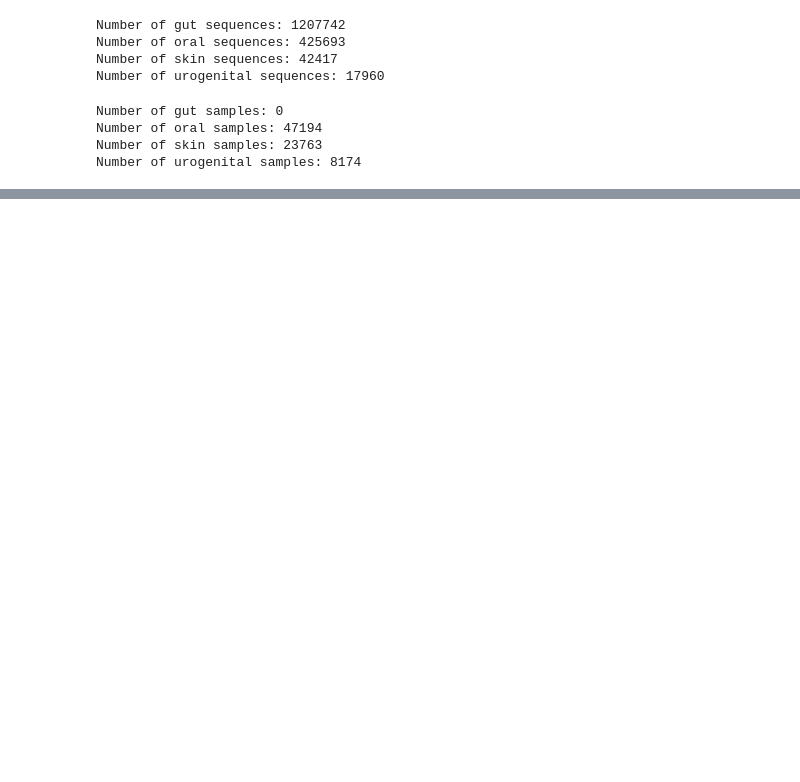
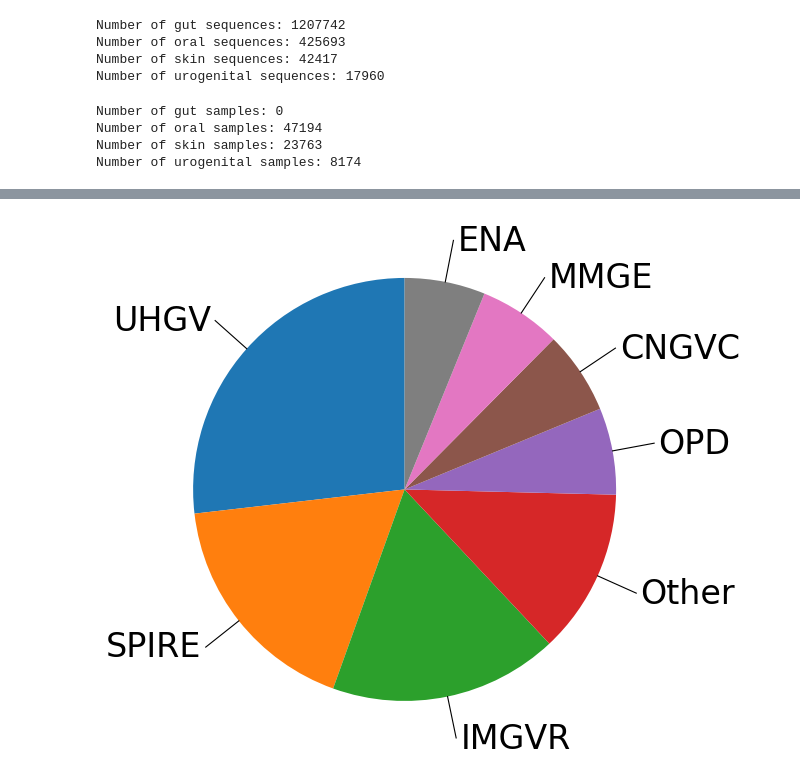
Before and after one commit to UHVDB/uhvdb-manuscript, a Jupyter notebook: figure_1/figure_1c.ipynb, the cells around one changed output, grey strips where cells are left out. Saved outputs shown, nothing was run; the diff lists cells and outputs as text; code cells hidden in the pictures; blank space fills up the shorter version.

Commit message:
Finalized figure 1

```diff
--- a/figure_1/figure_1c.ipynb
+++ b/figure_1/figure_1c.ipynb
@@ -757,0 +588,70 @@ plt.show()
+# %%
+### figure 1c pie chart of source dbs
+import matplotlib.pyplot as plt
+import numpy as np
+
+source_db_plot = (
+    uhvdb_plot_df
+    .with_columns(
+        pl.when(pl.col('source_db').is_in(['OVD', 'SMGC', 'VMGC', 'LOGAN', 'CHVD', 'CNGVR']))
+        .then(pl.lit('Other'))
+        .otherwise(pl.col('source_db'))
+        .alias('source_db')
+    )
+    .group_by('source_db')
+    .len()
+    .sort('len', descending=True)
+)
+
+plt.rcParams.update({'font.size': 24})
+fig, ax = plt.subplots(figsize=(7, 7))
+fig.patch.set_alpha(0)
+ax.set_facecolor('none')
+wedges, _ = ax.pie(source_db_plot['len'], startangle=90)
+
+# Uniform connectors + overlap-aware label y positions
+r_line = 1.2        # fixed connector endpoint radius
+x_pad = 0.02
+min_gap = 0.11
+y_bounds = (-1.05, 1.05)
+
+def spread_y(points):
+    points.sort(key=lambda p: p['y_text'])
+    for i in range(1, len(points)):
+        points[i]['y_text'] = max(points[i]['y_text'], points[i - 1]['y_text'] + min_gap)
+    if not points:
+        return
+    shift = min(0, y_bounds[1] - points[-1]['y_text']) + max(0, y_bounds[0] - points[0]['y_text'])
+    for p in points:
+        p['y_text'] += shift
+    for i in range(len(points) - 2, -1, -1):
+        points[i]['y_text'] = min(points[i]['y_text'], points[i + 1]['y_text'] - min_gap)
+
+pts = []
+for w, label in zip(wedges, source_db_plot['source_db'].to_list()):
+    th = np.deg2rad((w.theta1 + w.theta2) / 2)
+    x, y = np.cos(th), np.sin(th)
+    pts.append({'label': label, 'x': x, 'y': y, 'y_text': r_line * y, 'side': 'right' if x >= 0 else 'left'})
+
+for side in ('right', 'left'):
+    spread_y([p for p in pts if p['side'] == side])
+
+for p in pts:
+    x_end = r_line * p['x']
+    y_end = r_line * p['y']
+    ax.plot([p['x'], x_end], [p['y'], y_end], color='black', lw=0.8)  # uniform length
+
+    x_txt = x_end + x_pad if p['side'] == 'right' else x_end - x_pad
+    ax.text(
+        x_txt, p['y_text'], p['label'],
+        ha='left' if p['side'] == 'right' else 'right',
+        va='center',
+        fontsize=24,
+        bbox=dict(boxstyle='round,pad=0.10', fc='none', ec='none', alpha=0.0),
+    )
+
+ax.set_aspect('equal')
+plt.tight_layout()
+plt.show()
+# %% [output]
+[figure, added]
```
Also changed, not shown: parts of 31 cells of this notebook, 1 other file.
